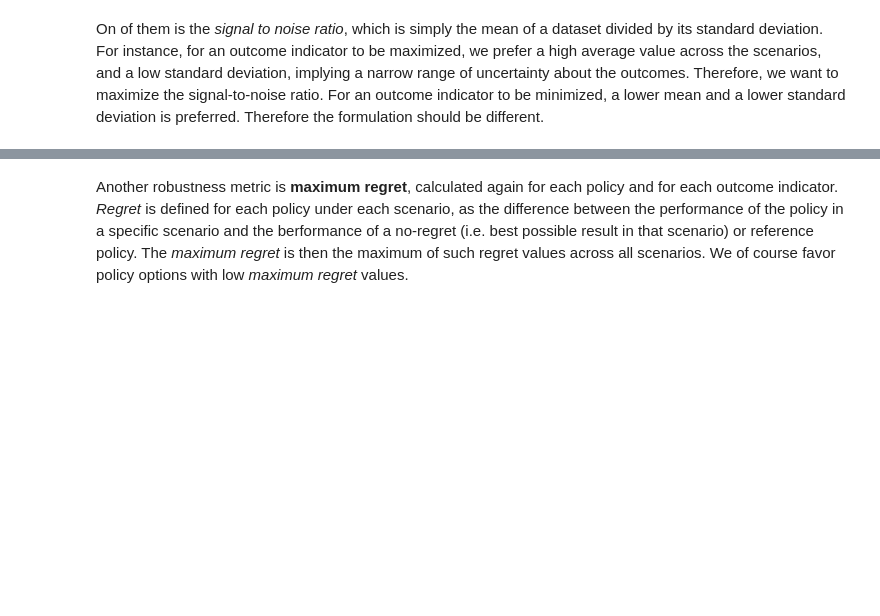
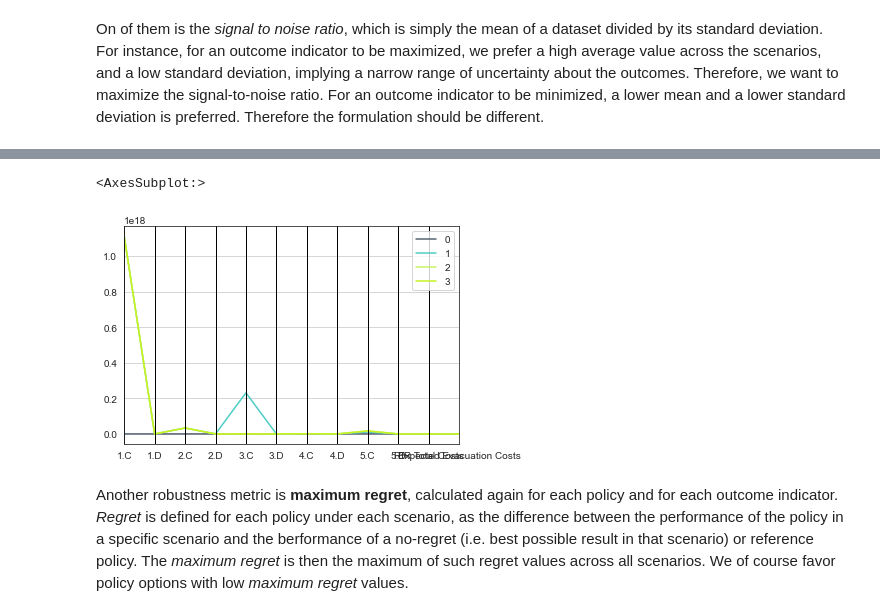
Before and after one commit to hannadenekamp/modelbased, a Jupyter notebook: regretenzo.ipynb, the cells around one changed output, grey strips where cells are left out. Saved outputs shown, nothing was run; the diff lists cells and outputs as text; code cells hidden in the pictures; blank space fills up the shorter version.

```diff
--- a/regretenzo.ipynb
+++ b/regretenzo.ipynb
@@ -62,0 +159,10 @@ plt.show()
+# %%
+data.reset_index(inplace=True, drop=True)
+data.reset_index(inplace=True)
+data.columns.values[0] = "policy"
+# %%
+data.rename({'A.1 Total Costs': '1.C', 'A.1_Expected Number of Deaths': '1.D',
+       'A.2 Total Costs': '2.C', 'A.2_Expected Number of Deaths': '2.D' , 'A.3 Total Costs': '3.C',
+       'A.3_Expected Number of Deaths': '3.D', 'A.4 Total Costs': '4.C',
+       'A.4_Expected Number of Deaths': '4.D', 'A.5 Total Costs': '5.C',
+       'A.5_Expected Number of Deaths': '5.D'},axis=1, inplace=True)
@@ -62,0 +177,2 @@ plt.show()
+# %%
+data['1.C']=data['1.C'].astype('int64')
@@ -63,3 +258,12 @@ plt.show()
+# %%
+pd.plotting.parallel_coordinates(
+
+    data, 'policy', color=('#556270', '#4ECDC4', '#C7F464', '#C7F321')
+
+)
+# %% [output]
+<AxesSubplot:>
+[figure, added]
 # %% [markdown]
 Another robustness metric is **maximum regret**, calculated again for each policy and for each outcome indicator. *Regret* is defined for each policy under each scenario, as the difference between the performance of the policy in a specific scenario and the berformance of a no-regret (i.e. best possible result in that scenario) or reference policy. The *maximum regret*  is then the maximum of such regret values across all scenarios. We of course favor policy options with low *maximum regret* values.
 # %%
```
Also changed, not shown: parts of 27 cells of this notebook, 7 other files.
